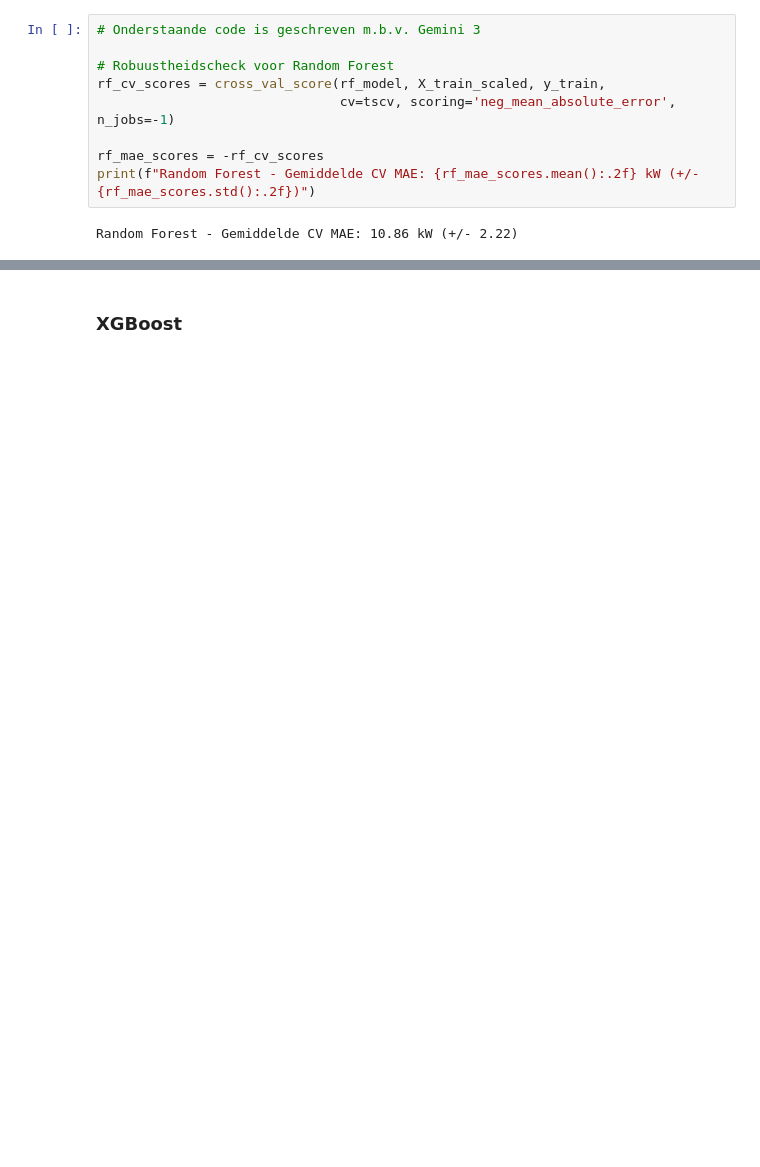
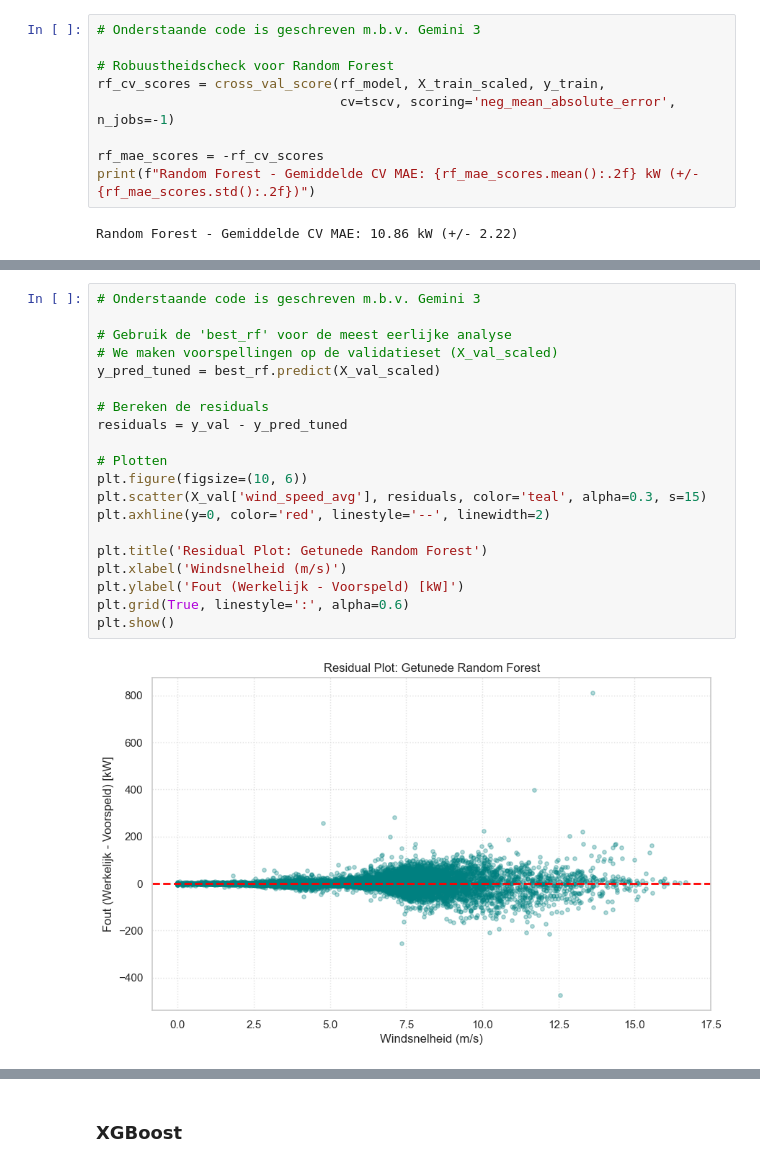
Before and after one commit to vsi7-m/ml-2025-vub-predicting-wind-turbine-power-output, a Jupyter notebook: LISA_WEI_0614940-final_report.ipynb, the cells around one changed output, grey strips where cells are left out. Saved outputs shown, nothing was run; the diff lists cells and outputs as text; blank space fills up the shorter version.

```diff
--- a/LISAWEI.ipynb
+++ b/LISA_WEI_0614940-final_report.ipynb
@@ -539,3 +640,25 @@ Het minieme belang van de pitch_angle is eveneens logisch te verklaren; dit rege
 De overige omgevingsfactoren zoals temperatuur en tijd blijken een verwaarloosbare directe impact te hebben op de voorspelling, wat suggereert dat hun invloed reeds indirect gevangen is in de primaire wind- en rotorkenmerken."
 
 Noot: De visualisatie van feature belangrijksheid en de interpretatie van de model-logica is opgesteld met ondersteuning van een AI.
+# %%
+# Onderstaande code is geschreven m.b.v. Gemini 3
+
+# Gebruik de 'best_rf' voor de meest eerlijke analyse
+# We maken voorspellingen op de validatieset (X_val_scaled)
+y_pred_tuned = best_rf.predict(X_val_scaled)
+
+# Bereken de residuals
+residuals = y_val - y_pred_tuned
+
+# Plotten
+plt.figure(figsize=(10, 6))
+plt.scatter(X_val['wind_speed_avg'], residuals, color='teal', alpha=0.3, s=15)
+plt.axhline(y=0, color='red', linestyle='--', linewidth=2)
+
+plt.title('Residual Plot: Getunede Random Forest')
+plt.xlabel('Windsnelheid (m/s)')
+plt.ylabel('Fout (Werkelijk - Voorspeld) [kW]')
+plt.grid(True, linestyle=':', alpha=0.6)
+plt.show()
+# %% [output]
+[figure, added]
```
Also changed, not shown: parts of 114 cells of this notebook, 6 other files.
